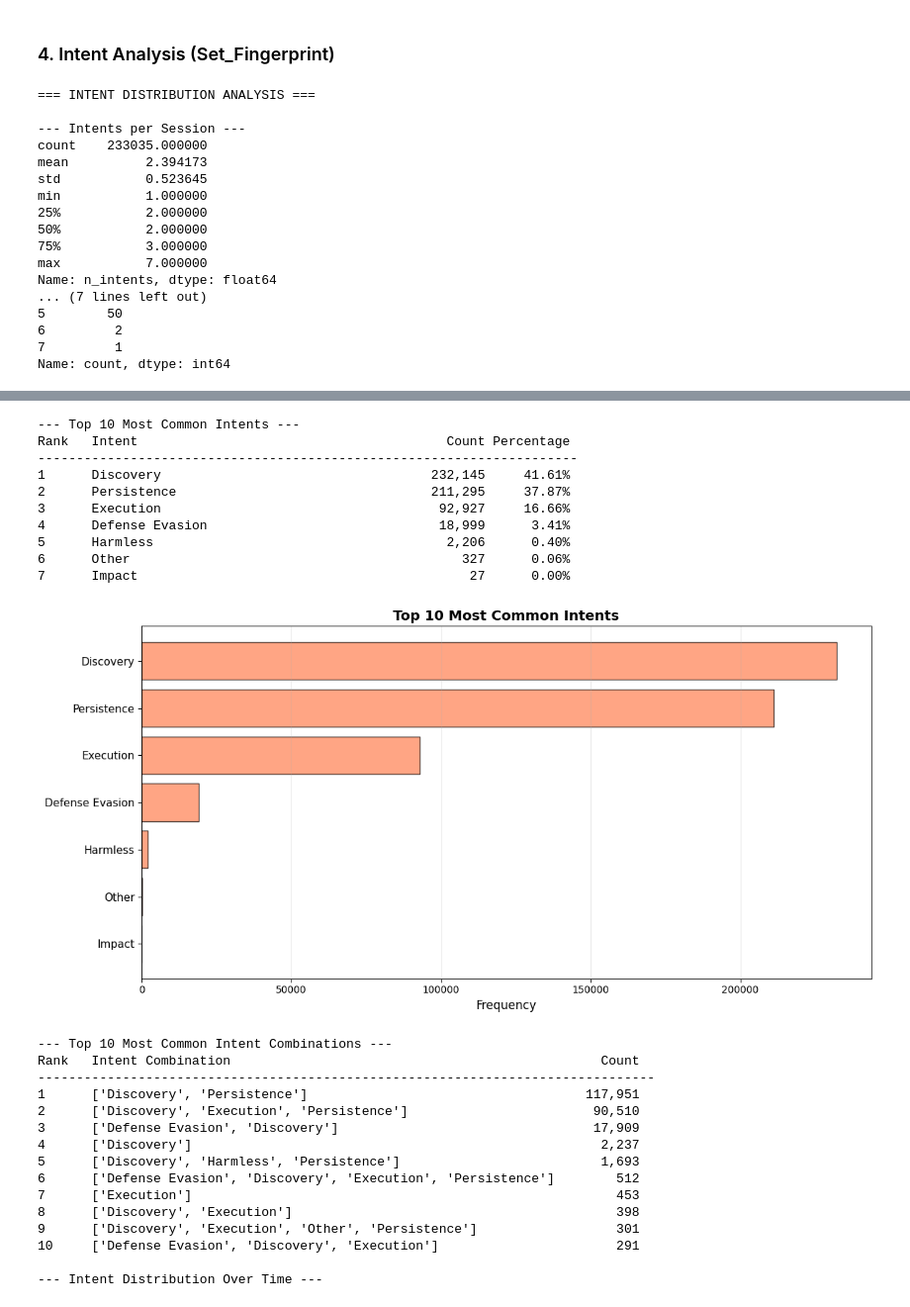
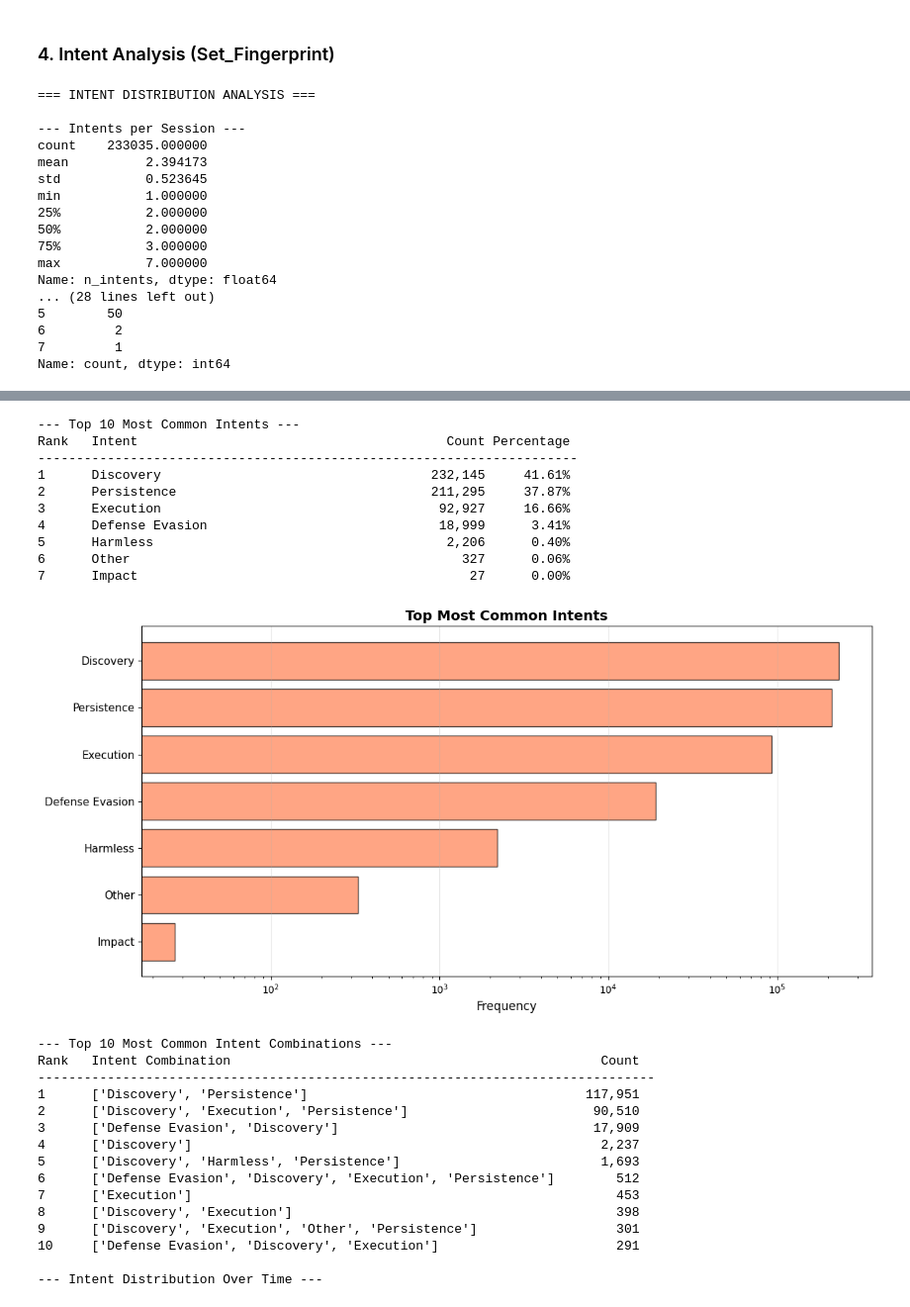
Before and after one commit to SteLib/ML-ssh-session-classifier, a Jupyter notebook: section-1_pre-processing.ipynb, the cells around one changed output, grey strips where cells are left out. Shown: that part at 99% size. Drawn from its saved outputs; the diff is of its cells as text; code cells hidden in the pictures.

```diff
--- a/section-1_pre-processing.ipynb
+++ b/section-1_pre-processing.ipynb
@@ -220,7 +218,7 @@ cleaned_sessions = df['full_session'].astype(str).apply(clean_token)
 
 # Define custom stop words - remove punctuation and operators
 custom_stop_words = [';', '||', '&&', '|', '>', '<', '(', ')', '[', ']',
-                     ',', '.', '!', '?', ':', '_', '=', '+', '*', '\\',
+                     ',', '.', '!', '?', ':', '=', '+', '*', '\\',
                      '`', '~', '@', '#', '%', '^', '&', '"', "'"]
 
 # Create CountVectorizer
@@ -352,7 +350,8 @@ plt.figure(figsize=(12, 6))
 plt.barh(range(len(intents)), counts, color='coral', edgecolor='black', alpha=0.7)
 plt.yticks(range(len(intents)), intents, fontsize=11)
 plt.xlabel('Frequency', fontsize=12)
-plt.title('Top 10 Most Common Intents', fontsize=14, fontweight='bold')
+plt.xscale('log')
+plt.title('Top Most Common Intents', fontsize=14, fontweight='bold')
 plt.gca().invert_yaxis()
 plt.grid(axis='x', alpha=0.3)
 plt.tight_layout()
@@ -376,20 +375,20 @@ df['first_timestamp'] = pd.to_datetime(df['first_timestamp'])
 df['date'] = df['first_timestamp'].dt.date
 
 # Count top 5 intents per day
-top_5_intent_names = [intent for intent, _ in top_10_intents[:5]]
+intent_names = [intent for intent, _ in top_10_intents[:7]]
 
 # Create a matrix: date x intent
 intent_time_data = []
-for intent_name in top_5_intent_names:
+for intent_name in intent_names:
     df[f'has_{intent_name}'] = df['fingerprint_list'].apply(lambda x: intent_name in x)
     daily_counts = df[df[f'has_{intent_name}']].groupby('date').size()
     intent_time_data.append(daily_counts)
 
 # Plot time series for top 5 intents
 plt.figure(figsize=(15, 6))
-for i, intent_name in enumerate(top_5_intent_names):
+for i, intent_name in enumerate(intent_names):
     intent_time_data[i].plot(label=intent_name, alpha=0.7)
-plt.title('Top 5 Intents Over Time', fontsize=14, fontweight='bold')
+plt.title('Intents Over Time', fontsize=14, fontweight='bold')
 plt.xlabel('Date', fontsize=12)
 plt.ylabel('Number of Sessions', fontsize=12)
 plt.legend(loc='best')
@@ -399,35 +398,35 @@ plt.show()
 
 print("\nIntent analysis complete!")
 # %% [output]
 === INTENT DISTRIBUTION ANALYSIS ===
 
 --- Intents per Session ---
 count    233035.000000
 mean          2.394173
 std           0.523645
 min           1.000000
 25%           2.000000
 50%           2.000000
 75%           3.000000
 max           7.000000
 Name: n_intents, dtype: float64
-... (7 lines left out)
+... (28 lines left out)
 5        50
 6         2
 7         1
 Name: count, dtype: int64
 [figure]
 --- Top 10 Most Common Intents ---
 Rank   Intent                                        Count Percentage
 ----------------------------------------------------------------------
 1      Discovery                                   232,145     41.61%
 2      Persistence                                 211,295     37.87%
 3      Execution                                    92,927     16.66%
 4      Defense Evasion                              18,999      3.41%
 5      Harmless                                      2,206      0.40%
 6      Other                                           327      0.06%
 7      Impact                                           27      0.00%
-[figure, old version]
+[figure, new version]
 --- Top 10 Most Common Intent Combinations ---
 Rank   Intent Combination                                                Count
 --------------------------------------------------------------------------------
```
Also changed, not shown: parts of 7 cells of this notebook.
